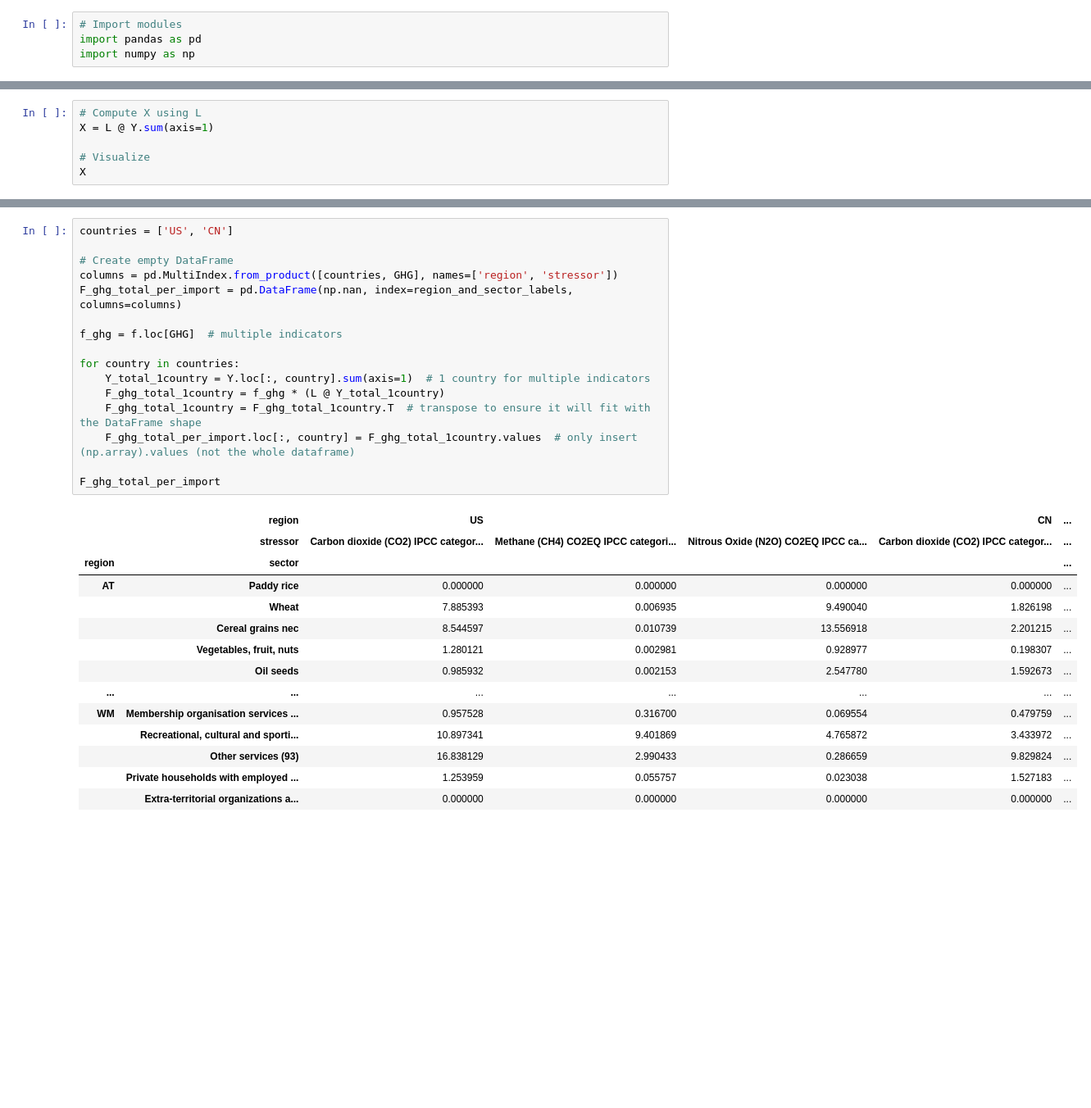
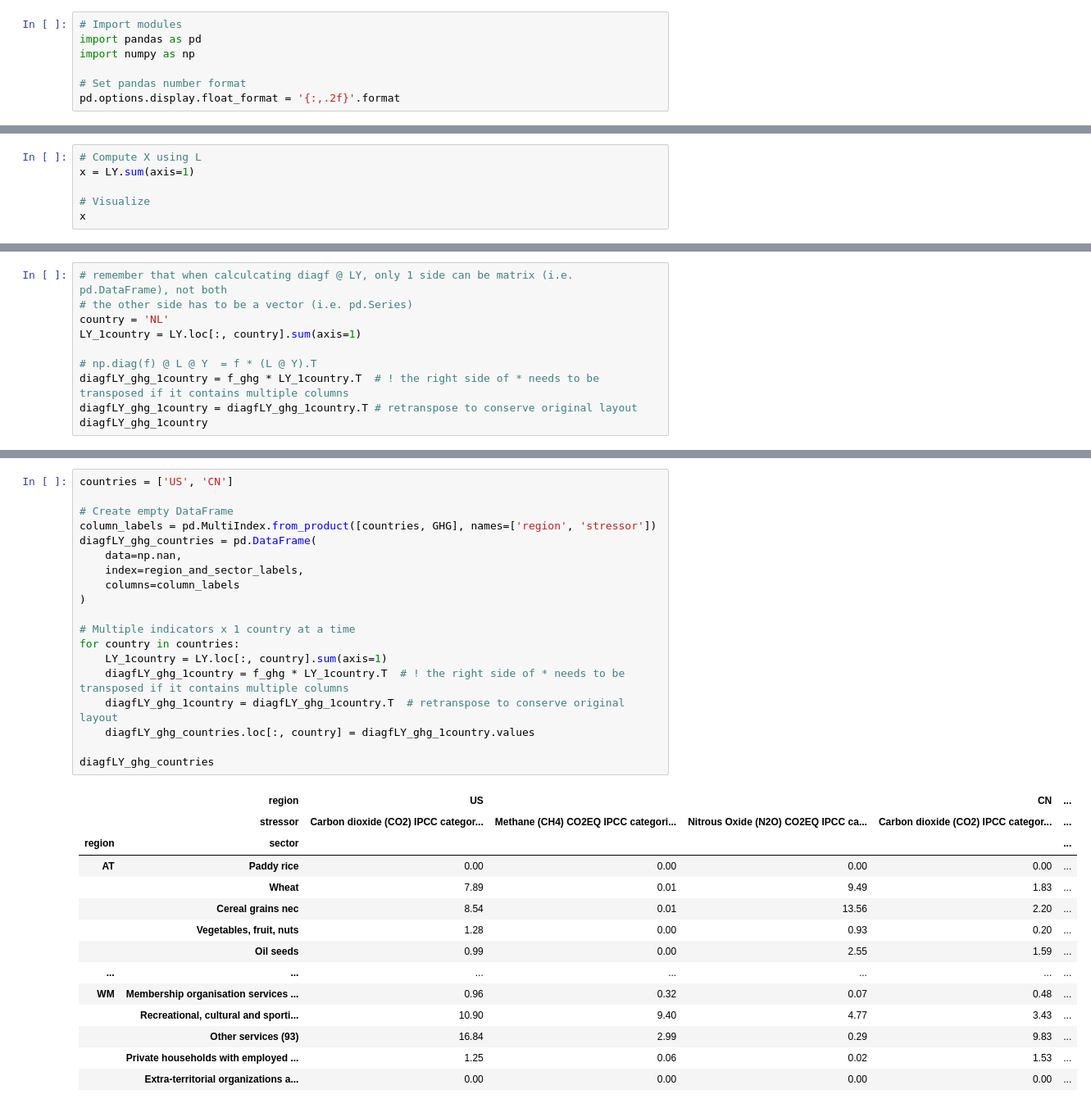
Before and after one commit to adrien-perello/EEIOA, a Jupyter notebook: scripts/05_exiobase_introduction.ipynb, the cells around one changed output, grey strips where cells are left out. Shown at 82% size. Cells and saved outputs as stored; diff of their text form; blank space fills up the shorter version.

```diff
--- a/scripts/05_exiobase_introduction.ipynb
+++ b/scripts/05_exiobase_introduction.ipynb
@@ -6,6 +6,9 @@ Based on [Exiobase's IOT_2019_pxp.zip](https://zenodo.org/record/5589597) datase
 # Import modules
 import pandas as pd
 import numpy as np
+
+# Set pandas number format
+pd.options.display.float_format = '{:,.2f}'.format
 # %% [markdown]
 ## Data pre-processing
 
@@ -111,8 +143,8 @@ L
 # %%
 # Compute X using L
-X = L @ Y.sum(axis=1)
+x = LY.sum(axis=1)
 
 # Visualize
-X
+x
 # %% [output]
 region  sector
@@ -483,0 +518,10 @@ if not np.allclose(F_gwp100_agg_1country, F_gwp100_agg_region.loc[:, country]):
+# %%
+# remember that when calculcating diagf @ LY, only 1 side can be matrix (i.e. pd.DataFrame), not both
+# the other side has to be a vector (i.e. pd.Series)
+country = 'NL'
+LY_1country = LY.loc[:, country].sum(axis=1)
+
+# np.diag(f) @ L @ Y  = f * (L @ Y).T
+diagfLY_ghg_1country = f_ghg * LY_1country.T  # ! the right side of * needs to be transposed if it contains multiple columns
+diagfLY_ghg_1country = diagfLY_ghg_1country.T # retranspose to conserve original layout
+diagfLY_ghg_1country
@@ -489,33 +548,36 @@ if not np.allclose(F_gwp100_agg_1country, F_gwp100_agg_region.loc[:, country]):
 # %%
 countries = ['US', 'CN']
 
 # Create empty DataFrame
-columns = pd.MultiIndex.from_product([countries, GHG], names=['region', 'stressor'])
-F_ghg_total_per_import = pd.DataFrame(np.nan, index=region_and_sector_labels, columns=columns)
+column_labels = pd.MultiIndex.from_product([countries, GHG], names=['region', 'stressor'])
+diagfLY_ghg_countries = pd.DataFrame(
+    data=np.nan,
+    index=region_and_sector_labels,
+    columns=column_labels
+)
 
-f_ghg = f.loc[GHG]  # multiple indicators
+# Multiple indicators x 1 country at a time
+for country in countries:
+    LY_1country = LY.loc[:, country].sum(axis=1)
+    diagfLY_ghg_1country = f_ghg * LY_1country.T  # ! the right side of * needs to be transposed if it contains multiple columns
+    diagfLY_ghg_1country = diagfLY_ghg_1country.T  # retranspose to conserve original layout
+    diagfLY_ghg_countries.loc[:, country] = diagfLY_ghg_1country.values
 
-for country in countries:
-    Y_total_1country = Y.loc[:, country].sum(axis=1)  # 1 country for multiple indicators
-    F_ghg_total_1country = f_ghg * (L @ Y_total_1country)
-    F_ghg_total_1country = F_ghg_total_1country.T  # transpose to ensure it will fit with the DataFrame shape
-    F_ghg_total_per_import.loc[:, country] = F_ghg_total_1country.values  # only insert (np.array).values (not the whole dataframe)
-
-F_ghg_total_per_import
+diagfLY_ghg_countries
 # %% [output]
 |  | region | US |  |  | CN | ... |
 |  | stressor | Carbon dioxide (CO2) IPCC categor... | Methane (CH4) CO2EQ IPCC categori... | Nitrous Oxide (N2O) CO2EQ IPCC ca... | Carbon dioxide (CO2) IPCC categor... | ... |
 | region | sector |  |  |  |  | ... |
-| AT | Paddy rice | 0.000000 | 0.000000 | 0.000000 | 0.000000 | ... |
-|  | Wheat | 7.885393 | 0.006935 | 9.490040 | 1.826198 | ... |
-|  | Cereal grains nec | 8.544597 | 0.010739 | 13.556918 | 2.201215 | ... |
-|  | Vegetables, fruit, nuts | 1.280121 | 0.002981 | 0.928977 | 0.198307 | ... |
-|  | Oil seeds | 0.985932 | 0.002153 | 2.547780 | 1.592673 | ... |
+| AT | Paddy rice | 0.00 | 0.00 | 0.00 | 0.00 | ... |
+|  | Wheat | 7.89 | 0.01 | 9.49 | 1.83 | ... |
+|  | Cereal grains nec | 8.54 | 0.01 | 13.56 | 2.20 | ... |
+|  | Vegetables, fruit, nuts | 1.28 | 0.00 | 0.93 | 0.20 | ... |
+|  | Oil seeds | 0.99 | 0.00 | 2.55 | 1.59 | ... |
 | ... | ... | ... | ... | ... | ... | ... |
-| WM | Membership organisation services ... | 0.957528 | 0.316700 | 0.069554 | 0.479759 | ... |
-|  | Recreational, cultural and sporti... | 10.897341 | 9.401869 | 4.765872 | 3.433972 | ... |
-|  | Other services (93) | 16.838129 | 2.990433 | 0.286659 | 9.829824 | ... |
-|  | Private households with employed ... | 1.253959 | 0.055757 | 0.023038 | 1.527183 | ... |
-|  | Extra-territorial organizations a... | 0.000000 | 0.000000 | 0.000000 | 0.000000 | ... |
+| WM | Membership organisation services ... | 0.96 | 0.32 | 0.07 | 0.48 | ... |
+|  | Recreational, cultural and sporti... | 10.90 | 9.40 | 4.77 | 3.43 | ... |
+|  | Other services (93) | 16.84 | 2.99 | 0.29 | 9.83 | ... |
+|  | Private households with employed ... | 1.25 | 0.06 | 0.02 | 1.53 | ... |
+|  | Extra-territorial organizations a... | 0.00 | 0.00 | 0.00 | 0.00 | ... |
 9800 rows × 6 columns
 # %%
```
Also changed, not shown: parts of 41 cells of this notebook, 2 other files.
